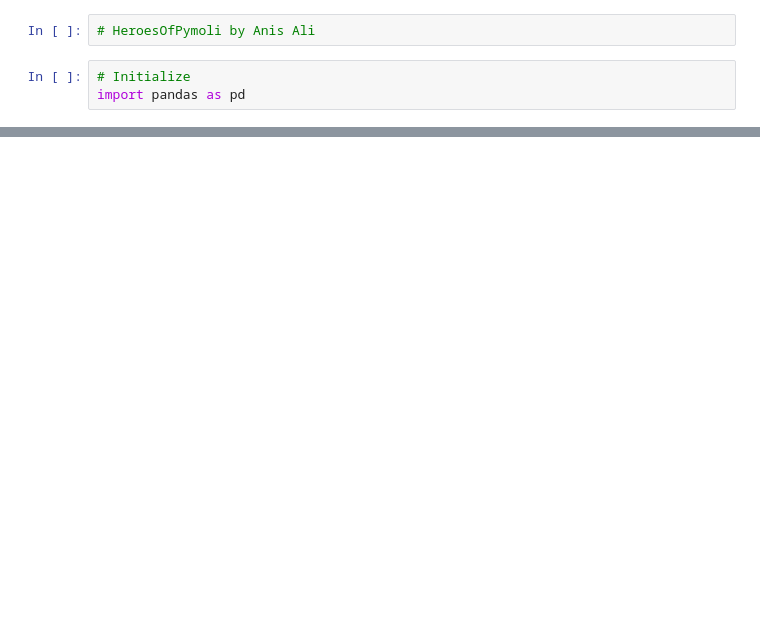
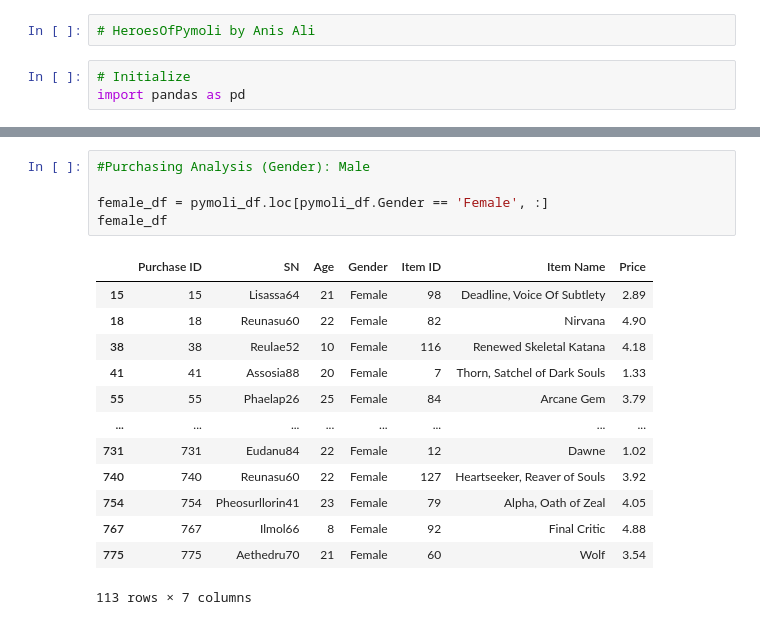
Before and after one commit to anisali01/04_PandasChallenge_Anis, a Jupyter notebook: HeroesOfPymoli/HeroesOfPymoli.ipynb, the cells around one changed output, grey strips where cells are left out. Cells and saved outputs as stored; diff of their text form; blank space fills up the shorter version.

```diff
--- a/HeroesOfPymoli/HeroesOfPymoli.ipynb
+++ b/HeroesOfPymoli/HeroesOfPymoli.ipynb
@@ -49,0 +98,19 @@ unique_items
+# %%
+#Purchasing Analysis (Gender): Male
+
+female_df = pymoli_df.loc[pymoli_df.Gender == 'Female', :]
+female_df
+# %% [output]
+|  | Purchase ID | SN | Age | Gender | Item ID | Item Name | Price |
+| 15 | 15 | Lisassa64 | 21 | Female | 98 | Deadline, Voice Of Subtlety | 2.89 |
+| 18 | 18 | Reunasu60 | 22 | Female | 82 | Nirvana | 4.90 |
+| 38 | 38 | Reulae52 | 10 | Female | 116 | Renewed Skeletal Katana | 4.18 |
+| 41 | 41 | Assosia88 | 20 | Female | 7 | Thorn, Satchel of Dark Souls | 1.33 |
+| 55 | 55 | Phaelap26 | 25 | Female | 84 | Arcane Gem | 3.79 |
+| ... | ... | ... | ... | ... | ... | ... | ... |
+| 731 | 731 | Eudanu84 | 22 | Female | 12 | Dawne | 1.02 |
+| 740 | 740 | Reunasu60 | 22 | Female | 127 | Heartseeker, Reaver of Souls | 3.92 |
+| 754 | 754 | Pheosurllorin41 | 23 | Female | 79 | Alpha, Oath of Zeal | 4.05 |
+| 767 | 767 | Ilmol66 | 8 | Female | 92 | Final Critic | 4.88 |
+| 775 | 775 | Aethedru70 | 21 | Female | 60 | Wolf | 3.54 |
+113 rows × 7 columns
```
Also changed, not shown: parts of 10 cells of this notebook.
